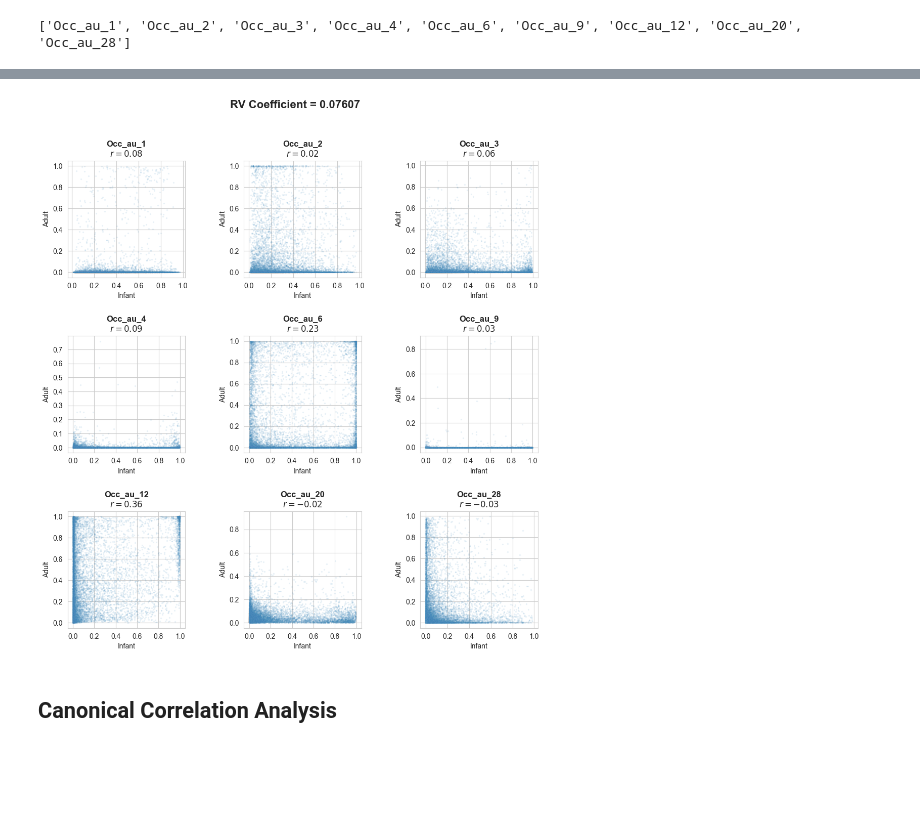
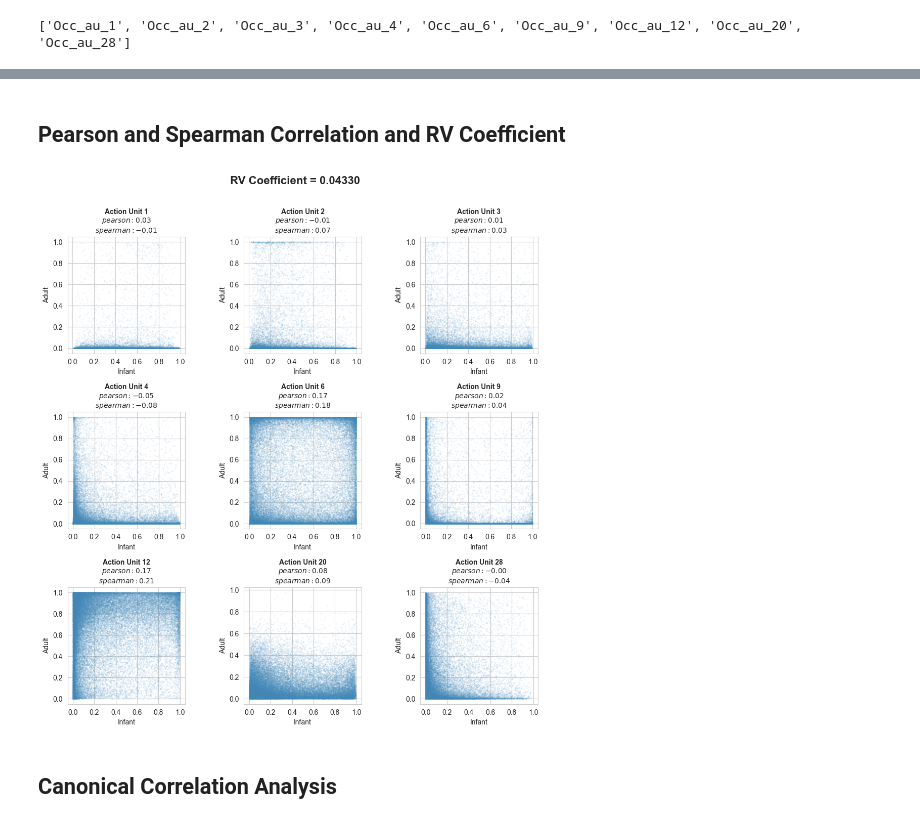
Before and after one commit to Hubizon/dependency-detection, a Jupyter notebook: Correlations.ipynb, the cells around one changed output, grey strips where cells are left out. Saved outputs shown, nothing was run; the diff lists cells and outputs as text; code cells hidden in the pictures; blank space fills up the shorter version.

```diff
--- a/Correlations.ipynb
+++ b/Correlations.ipynb
@@ -13,22 +39,15 @@ df_adult_full = pd.read_csv(input_path_a_full)
 # %%
 # Drop unnecessary columns
-df_infant_cr_processed = df_infant.drop("Frame", axis=1)
-df_adult_cr_processed = df_adult.drop("Frame", axis=1)
-df_adult_cr_full_processed = df_adult_full.filter(like="au", axis=1)
+df_infant_full_processed = df_infant.drop("Frame", axis=1)
+df_adult_full_processed = df_adult.drop("Frame", axis=1)
 
 # Drop rows with -1
-mask = ~((df_infant == -1) | (df_adult == -1)).any(axis=1)
-df_infant_processed = df_infant_cr_processed.loc[mask]
-df_adult_processed = df_adult_cr_processed.loc[mask]
-df_adult_full_processed = df_adult_cr_full_processed.loc[mask]
+mask = ~((df_infant_full_processed == -1) | (df_adult_full_processed == -1)).any(axis=1)
+df_infant_processed = df_infant_full_processed.loc[mask]
+df_adult_processed = df_adult_full_processed.loc[mask]
 
 AUs = list(df_infant_processed.columns)
 print(AUs)
 # %% [output]
 ['Occ_au_1', 'Occ_au_2', 'Occ_au_3', 'Occ_au_4', 'Occ_au_6', 'Occ_au_9', 'Occ_au_12', 'Occ_au_20', 'Occ_au_28']
-# %%
-if len(df_adult_processed) > len(df_infant_processed):
-    del_cnt = len(df_adult_processed) - len(df_infant_processed)
-    df_adult_processed = df_adult_processed.iloc[del_cnt:]
-    df_adult_full_processed = df_adult_full_processed.iloc[del_cnt:]
 # %% [markdown]
@@ -69,0 +87,14 @@ plt.show()
+# %%
+full_corr_matrix = pd.DataFrame(index=df_adult_processed.columns, columns=df_infant_processed.columns)
+
+for col1 in df_adult_processed.columns:
+    for col2 in df_infant_processed.columns:
+        full_corr_matrix.loc[col1, col2] = df_adult_processed[col1].corr(df_infant_processed[col2])
+
+plt.figure(figsize=(12, 10))
+ax = sns.heatmap(full_corr_matrix.astype(float), annot=True, cmap='coolwarm', vmax=.5, vmin=-.5,
+                 fmt='.2f', cbar=True, linewidths=0.5)
+ax.set_xlabel("Infant Action Units", fontsize=12)
+ax.set_ylabel("Adult Action Units", fontsize=12)
+ax.set_title("Correlation Matrix: How Infant Action Units Relate to Adult Action Units", fontsize=14)
+plt.show()
@@ -70,5 +103,7 @@ plt.show()
+# %% [markdown]
+## Pearson and Spearman Correlation and RV Coefficient
 # %%
-from scipy.stats import pearsonr
+from scipy.stats import pearsonr, spearmanr
 
 def cov(X, Y):
     return np.dot((X - X.mean(axis=0)).T, (Y - Y.mean(axis=0))) / X.shape[0]
@@ -78,37 +113,39 @@ def rv_coefficient(X, Y):
     COVV = np.trace(np.dot(cov(X, Y), cov(Y, X)))
     VAV = np.trace(np.dot(cov(X, X), cov(X, X))) * np.trace(np.dot(cov(Y, Y), cov(Y, Y)))
     return COVV / np.sqrt(VAV)
 
 rv_value = rv_coefficient(df_infant_processed, df_adult_processed)
 
 fig, axes = plt.subplots(3, 3, figsize=(12, 12))
 fig.subplots_adjust(hspace=0.5, wspace=0.5)
 
 for i, au in enumerate(AUs):
     row, col_idx = divmod(i, 3)
     ax = axes[row, col_idx]
 
-    r, _ = pearsonr(df_infant_processed[au], df_adult_processed[au])
+    p_r, p_p = pearsonr(df_infant_processed[au], df_adult_processed[au])
+    s_r, s_p = spearmanr(df_infant_processed[au], df_adult_processed[au])
 
     sns.set_context("paper")
     sns.set_style("whitegrid")
     sns.scatterplot(
         x=df_infant_processed[au],
         y=df_adult_processed[au],
         ax=ax,
         alpha=0.1,
-        s=5,
+        s=3,
     )
 
     ax.set_xlabel(f"Infant", fontsize=10)
     ax.set_ylabel(f"Adult", fontsize=10)
-    ax.set_title(f"{au}\n$r = {r:.2f}$", fontsize=12, fontweight="bold")
+    ax.set_title(f"Action Unit {au[7:]}\n$pearson: {p_r:.2f}$\n$spearman: {s_r:.2f}$",
+                 fontsize=10, fontweight="bold")
 
 fig.suptitle(f"RV Coefficient = {rv_value:.5f}", fontsize=16, fontweight="bold")
 
 plt.show()
 # %% [output]
-[figure, old version]
+[figure, new version]
 # %% [markdown]
 ## Canonical Correlation Analysis
 # %%
```
Also changed, not shown: parts of 26 cells of this notebook, 5 other files.
